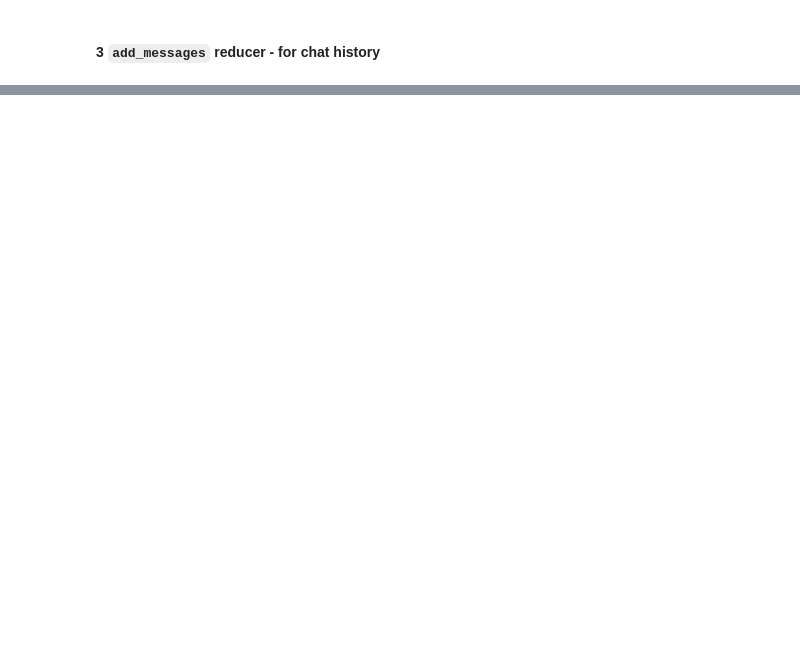
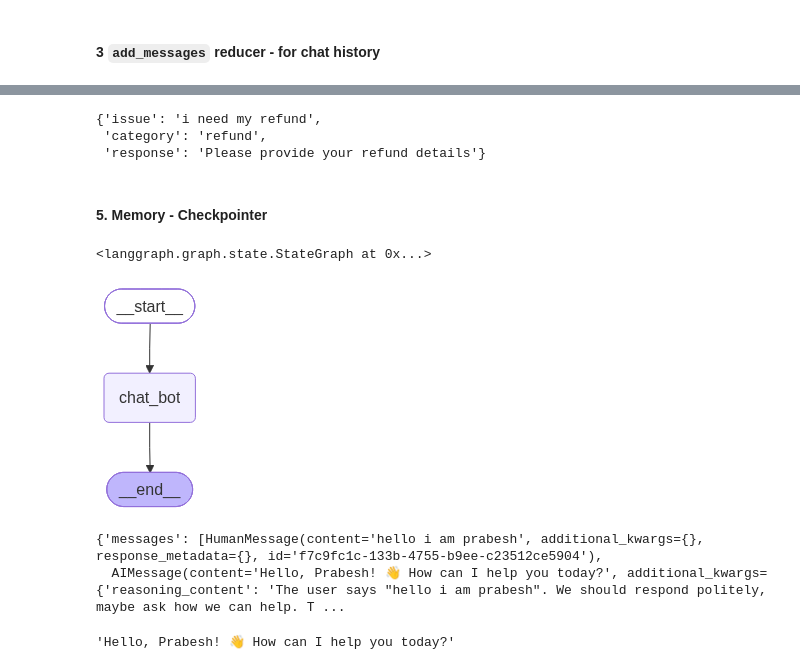
Before and after one commit to prabeshbchettri/Ai-engineering, a Jupyter notebook: Agentic_ai/Langraph/fundamentals_of_langgraph.ipynb, the cells around one changed output, grey strips where cells are left out. Cells and saved outputs as stored; diff of their text form; code cells hidden in the pictures; blank space fills up the shorter version.

Commit message:
More fundamentals of the langgraph - HITL, Routing etc

```diff
--- a/Agentic_ai/Langraph/fundamentals_of_langgraph.ipynb
+++ b/Agentic_ai/Langraph/fundamentals_of_langgraph.ipynb
@@ -119,0 +213,8 @@ res
+# %%
+res
+# %% [output]
+{'issue': 'i need my refund',
+ 'category': 'refund',
+ 'response': 'Please provide your refund details'}
+# %% [markdown]
+#### 5. Memory - Checkpointer
@@ -119,0 +232,16 @@ res
+# %%
+graph=StateGraph(ChatState)
+# %%
+graph.add_node("chat_bot", chat_bot)
+graph.add_edge(START, "chat_bot")
+graph.add_edge("chat_bot", END)
+# %% [output]
+<langgraph.graph.state.StateGraph at 0x...>
+# %%
+memory=InMemorySaver()
+# %%
+final_graph=graph.compile(checkpointer=memory)
+# %%
+final_graph
+# %% [output]
+[figure, added]
@@ -119,0 +253,5 @@ res
+# %%
+res
+# %% [output]
+{'messages': [HumanMessage(content='hello i am prabesh', additional_kwargs={}, response_metadata={}, id='f7c9fc1c-133b-4755-b9ee-c23512ce5904'),
+  AIMessage(content='Hello, Prabesh! 👋 How can I help you today?', additional_kwargs={'reasoning_content': 'The user says "hello i am prabesh". We should respond politely, maybe ask how we can help. T ...
@@ -119,0 +260,4 @@ res
+# %%
+ans
+# %% [output]
+'Hello, Prabesh! 👋 How can I help you today?'
```
Also changed, not shown: parts of 72 cells of this notebook, 3 other files.
